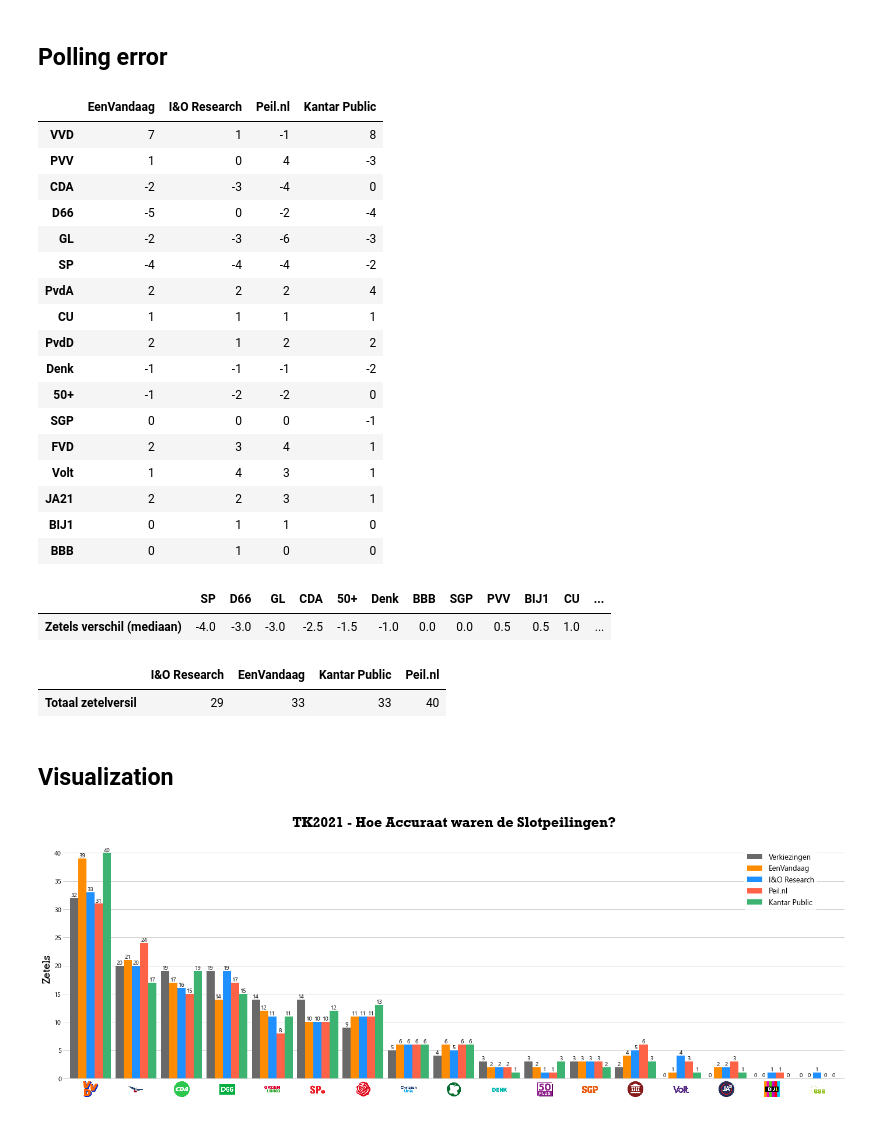
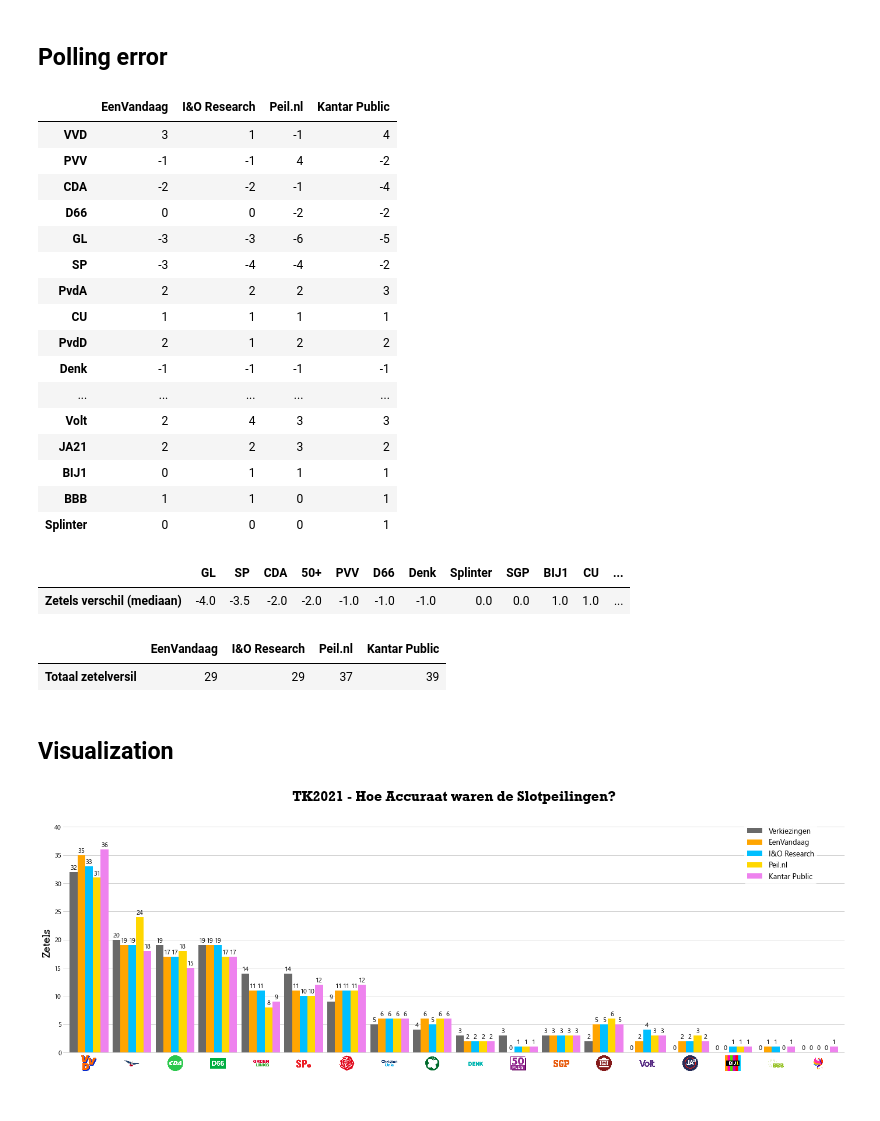
Before and after one commit to luukhopman/political-polls-analysis, a Jupyter notebook: tk2021-poll-analysis.ipynb, the cells around one changed output. Drawn from its saved outputs; the diff is of its cells as text; code cells hidden in the pictures.

Commit message:
Added latest polls

```diff
--- a/tk2021-poll-analysis.ipynb
+++ b/tk2021-poll-analysis.ipynb
@@ -89,6 +57,10 @@ polls = (polls
 
 # Remove parties with no seats in any poll
 polls = polls[polls.sum(axis=1) > 0]
+
+# Rename "Andere" to "Splinter"
+polls = polls.rename(index={'Andere': 'Splinter'})
+
 polls
 # %% [output]
 |  | Verkiezingen | EenVandaag | I&O Research | Peil.nl | Kantar Public |
@@ -117,69 +88,98 @@ errors = polls[poll_names].sub(polls['Verkiezingen'], axis=0)
 errors
 # %% [output]
 |  | EenVandaag | I&O Research | Peil.nl | Kantar Public |
-| VVD | 7 | 1 | -1 | 8 |
-| PVV | 1 | 0 | 4 | -3 |
-| CDA | -2 | -3 | -4 | 0 |
-| D66 | -5 | 0 | -2 | -4 |
-| GL | -2 | -3 | -6 | -3 |
-| SP | -4 | -4 | -4 | -2 |
-| PvdA | 2 | 2 | 2 | 4 |
+| VVD | 3 | 1 | -1 | 4 |
+| PVV | -1 | -1 | 4 | -2 |
+| CDA | -2 | -2 | -1 | -4 |
+| D66 | 0 | 0 | -2 | -2 |
+| GL | -3 | -3 | -6 | -5 |
+| SP | -3 | -4 | -4 | -2 |
+| PvdA | 2 | 2 | 2 | 3 |
 | CU | 1 | 1 | 1 | 1 |
 | PvdD | 2 | 1 | 2 | 2 |
-| Denk | -1 | -1 | -1 | -2 |
-| 50+ | -1 | -2 | -2 | 0 |
-| SGP | 0 | 0 | 0 | -1 |
-| FVD | 2 | 3 | 4 | 1 |
-| Volt | 1 | 4 | 3 | 1 |
-| JA21 | 2 | 2 | 3 | 1 |
-| BIJ1 | 0 | 1 | 1 | 0 |
-| BBB | 0 | 1 | 0 | 0 |
+| Denk | -1 | -1 | -1 | -1 |
+| ... | ... | ... | ... | ... |
+| Volt | 2 | 4 | 3 | 3 |
+| JA21 | 2 | 2 | 3 | 2 |
+| BIJ1 | 0 | 1 | 1 | 1 |
+| BBB | 1 | 1 | 0 | 1 |
+| Splinter | 0 | 0 | 0 | 1 |
 # %%
 errors.median(axis=1).sort_values().to_frame('Zetels verschil (mediaan)').T
 # %% [output]
-|  | SP | D66 | GL | CDA | 50+ | Denk | BBB | SGP | PVV | BIJ1 | CU | ... |
-| Zetels verschil (mediaan) | -4.0 | -3.0 | -3.0 | -2.5 | -1.5 | -1.0 | 0.0 | 0.0 | 0.5 | 0.5 | 1.0 | ... |
+|  | GL | SP | CDA | 50+ | PVV | D66 | Denk | Splinter | SGP | BIJ1 | CU | ... |
+| Zetels verschil (mediaan) | -4.0 | -3.5 | -2.0 | -2.0 | -1.0 | -1.0 | -1.0 | 0.0 | 0.0 | 1.0 | 1.0 | ... |
 # %%
 np.abs(errors).sum(axis=0).sort_values().to_frame('Totaal zetelversil').T
 # %% [output]
-|  | I&O Research | EenVandaag | Kantar Public | Peil.nl |
-| Totaal zetelversil | 29 | 33 | 33 | 40 |
+|  | EenVandaag | I&O Research | Peil.nl | Kantar Public |
+| Totaal zetelversil | 29 | 29 | 37 | 39 |
 # %% [markdown]
 ## Visualization
+# %%
+def plot_logo(x, y, image, ax, zoom=1):
+    '''Help function for plotting logos on ax'''
+    image = plt.imread(image)
+    im = OffsetImage(image, zoom=zoom)
+    x, y = np.atleast_1d(x, y)
+    artists = []
+    for x0, y0 in zip(x, y):
+        ab = AnnotationBbox(im, (x0, y0), xycoords='data', frameon=False)
+        artists.append(ax.add_artist(ab))
+    ax.update_datalim(np.column_stack([x, y]))
+    ax.autoscale()
+    return artists
+
+def add_value_labels(ax):
+    '''Help function for plotting value above bar'''
+    for rect in ax.patches:
+        y_value = rect.get_height()
+        x_value = rect.get_x() + rect.get_width() / 2
+
+        y_nudge = 1 if y_value >= 0 else -12
+
+        ax.annotate(
+            str(y_value),
+            (x_value, y_value),
+            xytext=(0, y_nudge),
+            textcoords='offset points',
+            ha='center',
+            va='bottom',
+            fontsize=11)
 # %%
 fig, ax = plt.subplots(figsize=(24,8))
 
 # Bar Colors
-color_list=['dimgrey', 'darkorange', 'dodgerblue', 'tomato', 'mediumseagreen', 'darkviolet']
+color_list=['dimgrey', 'orange', 'deepskyblue', 'gold', 'violet']
 
 # Plot bar plot
 polls.plot.bar(width=.9, ax=ax, zorder=5, color=color_list)
 
 # Title, labels and ticks
 ax.set_title('TK2021 - Hoe Accuraat waren de Slotpeilingen?', fontfamily='Rockwell')
 ax.set_ylabel('Zetels', fontfamily='Rockwell')
 plt.xticks([])
 ax.tick_params(axis=u'both', which=u'both',length=0)
 
 # Grid and legend
 ax.grid(axis='y', zorder=0)
 ax.legend(bbox_to_anchor=(0.97, 0.98), fontsize=13)
 
 # Plot party logos
 for pos, party in enumerate(polls.index):
     plot_logo(pos, -2, f"logos/{party}.png", ax=ax, zoom=.12)
 
 # Add value labels above bars
 add_value_labels(ax)
 
 # Limits
 ax.set_ylim([-3, 42])
 ax.set_xlim(-0.6, len(polls)-0.4)
 
 # Save figure
 fig.savefig('images/TK2021_polls.png', bbox_inches='tight')
 # %% [output]
-[figure, old version]
+[figure, new version]
 # %%
 fig, axes = plt.subplots(ncols=5, nrows=4, figsize=(18,12), sharey=False)
 
```
Also changed, not shown: parts of 4 cells of this notebook, 2 other files.
